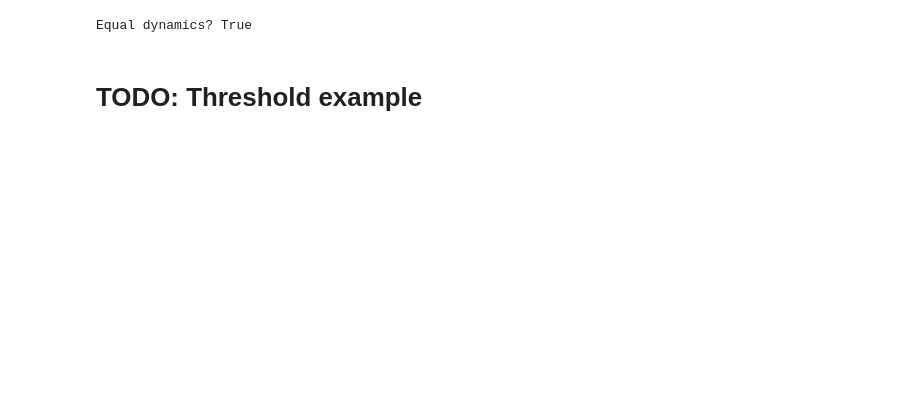
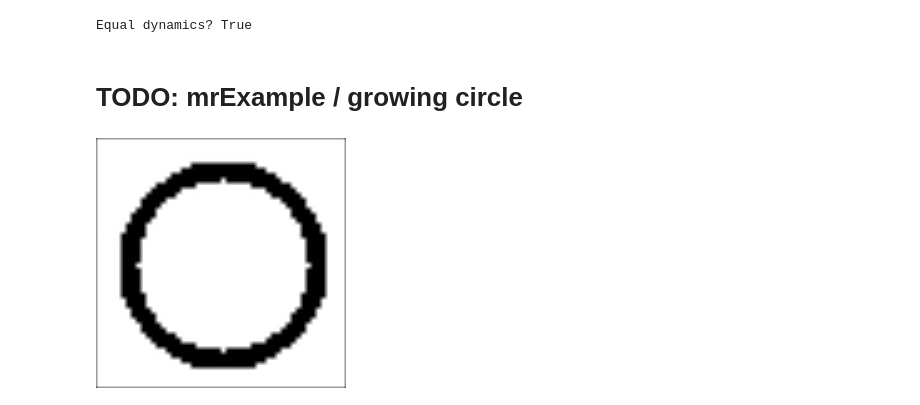
Before and after one commit to andgoldschmidt/DMD, a Jupyter notebook: Examples.ipynb, the cells around one changed output. Saved outputs shown, nothing was run; the diff lists cells and outputs as text; code cells hidden in the pictures; blank space fills up the shorter version.

Commit message:
Working on example of a growing ring

```diff
--- a/Examples.ipynb
+++ b/Examples.ipynb
@@ -178,5 +202,5 @@ print('Equal dynamics? ' + str(np.allclose(dmdc.A, sp.linalg.expm(smd.A*dt), ato
 [interactive output not drawn]
 [interactive output not drawn]
 Equal dynamics? True
-# %% [markdown]
-# TODO: Threshold example
+# %% [markdown]
+# TODO: mrExample / growing circle
@@ -182,0 +240,22 @@ Equal dynamics? True
+# %%
+d = 50
+circle_center = (d//2, d//2) # x,y
+radii = np.linspace(2,20,200)
+n = len(radii)
+width= 2
+
+data = []
+for r in radii:
+    img = np.zeros((d, d))
+    for ir in np.arange(int(r)-width, int(r)+width-1):
+        rr, cc,_ = circle_perimeter_aa(circle_center[1], circle_center[0], ir)
+        img[rr, cc] = 1
+    data.append(img)
+data = np.array(data).T
+
+for i in range(n):
+    sleep(.01)
+    im = 1-data[:,:,i]
+    DisplayArray(resize(im, (5*d,5*d)))
+# %% [output]
+[figure, added]
```
Also changed, not shown: parts of 10 cells of this notebook, 1 other file.
